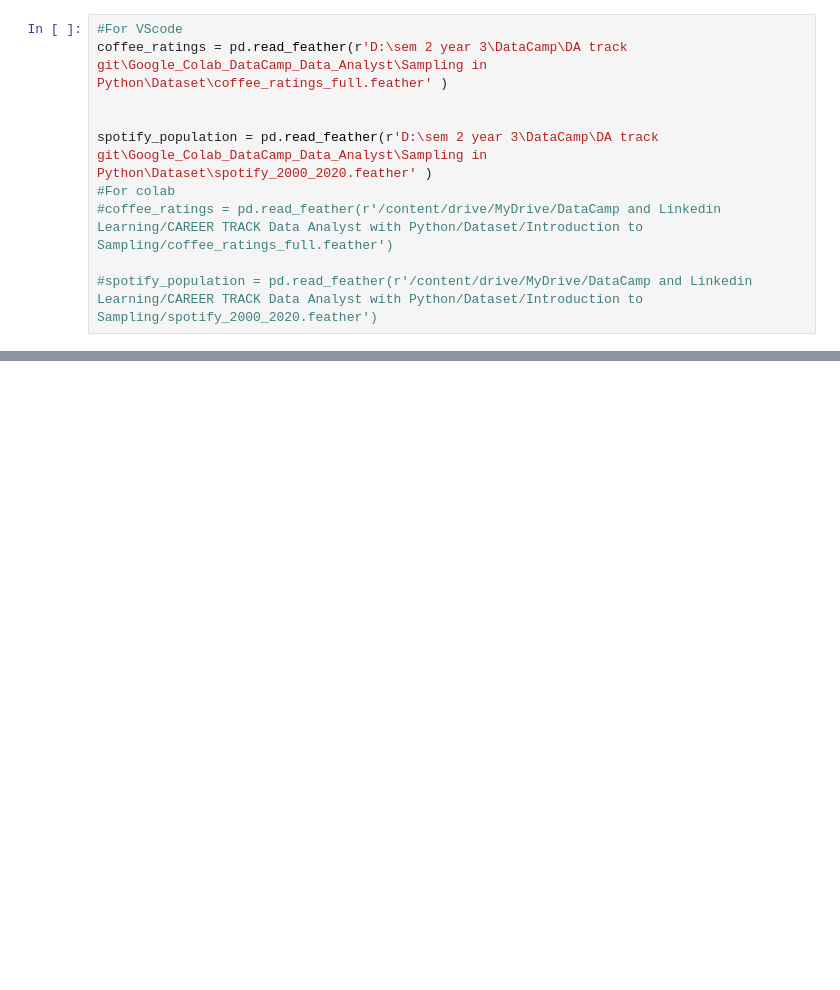
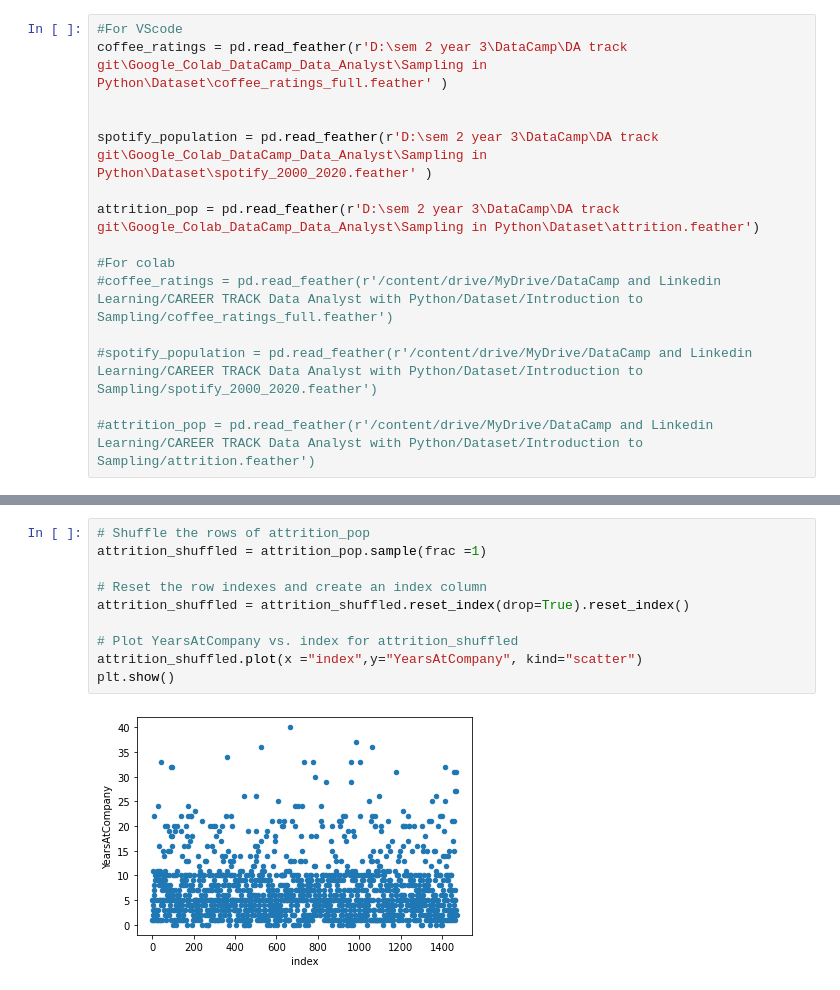
Before and after one commit to TinChung41/Google_Colab_DataCamp_Data_Analyst, a Jupyter notebook: Sampling in Python/Sampling_in_Python_2_Sampling_Methods.ipynb, the cells around one changed output, grey strips where cells are left out. Cells and saved outputs as stored; diff of their text form; blank space fills up the shorter version.

```diff
--- a/Sampling in Python/Sampling_in_Python_2_Sampling_Methods.ipynb
+++ b/Sampling in Python/Sampling_in_Python_2_Sampling_Methods.ipynb
@@ -19,7 +21,12 @@ coffee_ratings = pd.read_feather(r'D:\sem 2 year 3\DataCamp\DA track git\Google_
 
 
 spotify_population = pd.read_feather(r'D:\sem 2 year 3\DataCamp\DA track git\Google_Colab_DataCamp_Data_Analyst\Sampling in Python\Dataset\spotify_2000_2020.feather' )
+
+attrition_pop = pd.read_feather(r'D:\sem 2 year 3\DataCamp\DA track git\Google_Colab_DataCamp_Data_Analyst\Sampling in Python\Dataset\attrition.feather')
+
 #For colab
 #coffee_ratings = pd.read_feather(r'/content/drive/MyDrive/DataCamp and Linkedin Learning/CAREER TRACK Data Analyst with Python/Dataset/Introduction to Sampling/coffee_ratings_full.feather')
 
 #spotify_population = pd.read_feather(r'/content/drive/MyDrive/DataCamp and Linkedin Learning/CAREER TRACK Data Analyst with Python/Dataset/Introduction to Sampling/spotify_2000_2020.feather')
+
+#attrition_pop = pd.read_feather(r'/content/drive/MyDrive/DataCamp and Linkedin Learning/CAREER TRACK Data Analyst with Python/Dataset/Introduction to Sampling/attrition.feather')
@@ -25,0 +103,12 @@ spotify_population = pd.read_feather(r'D:\sem 2 year 3\DataCamp\DA track git\Goo
+# %%
+# Shuffle the rows of attrition_pop
+attrition_shuffled = attrition_pop.sample(frac =1)
+
+# Reset the row indexes and create an index column
+attrition_shuffled = attrition_shuffled.reset_index(drop=True).reset_index()
+
+# Plot YearsAtCompany vs. index for attrition_shuffled
+attrition_shuffled.plot(x ="index",y="YearsAtCompany", kind="scatter")
+plt.show()
+# %% [output]
+[figure, added]
```
Also changed, not shown: parts of 9 cells of this notebook.
